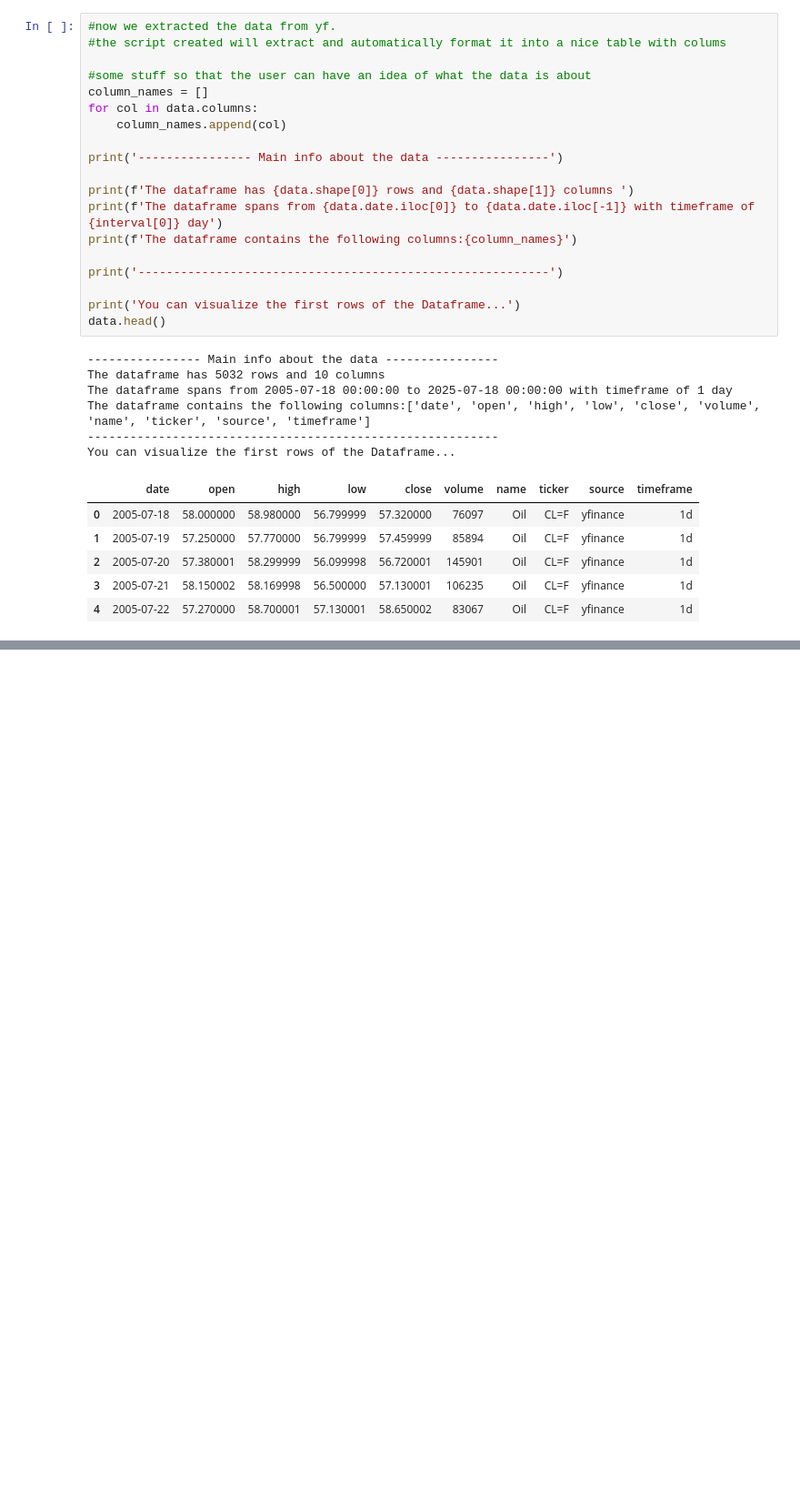
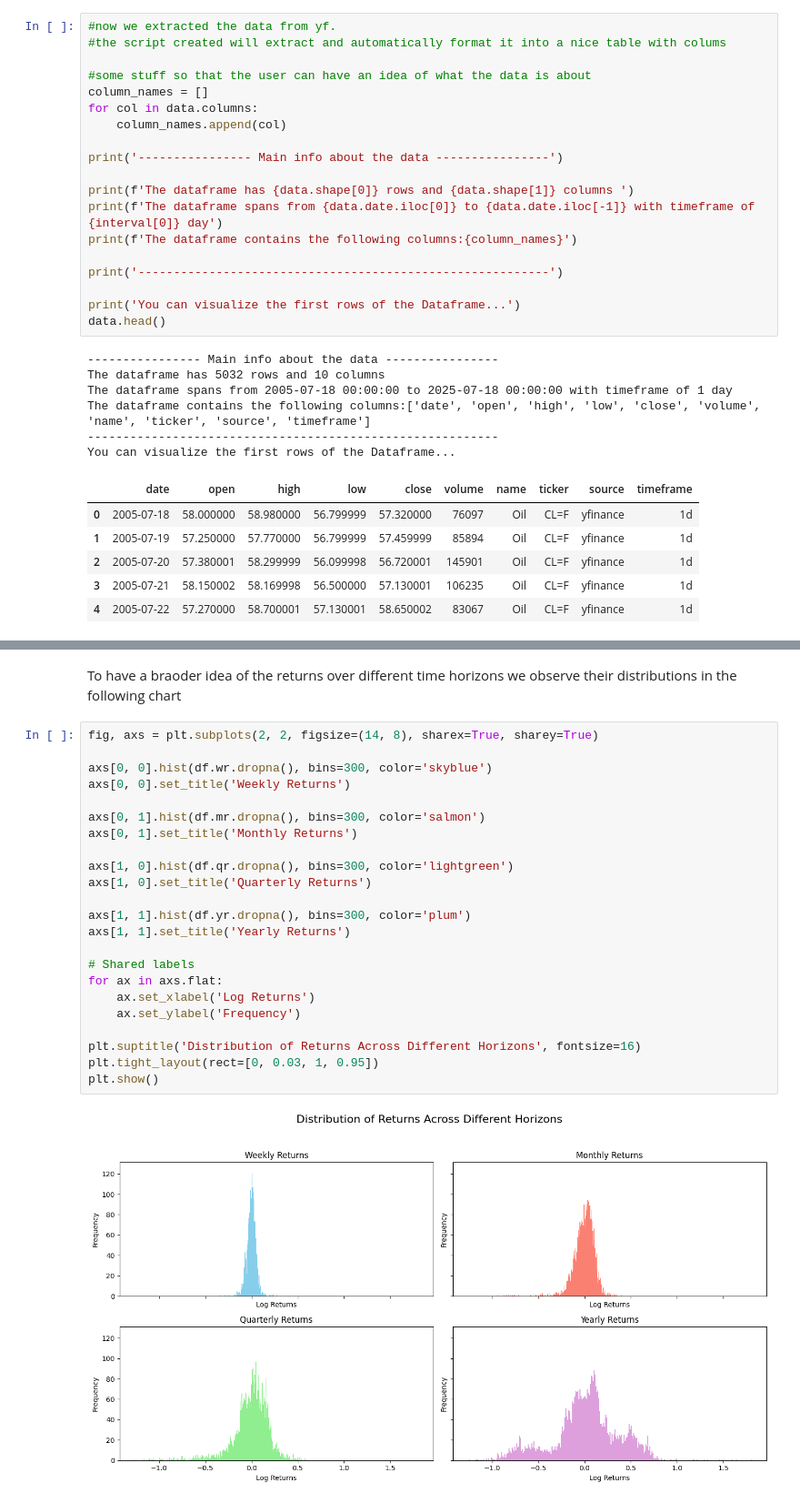
Before and after one commit to dgalassi99/commodity_lab, a Jupyter notebook: projects/oil_analysis/oil_analysis.ipynb, the cells around one changed output, grey strips where cells are left out. Shown at 91% size. Drawn from its saved outputs; the diff is of its cells as text; blank space fills up the shorter version.

```diff
--- a/projects/oil_analysis/oil_analysis.ipynb
+++ b/projects/oil_analysis/oil_analysis.ipynb
@@ -157,0 +199,27 @@ dtype: int64
+# %% [markdown]
+To have a braoder idea of the returns over different time horizons we observe their distributions in the following chart
+# %%
+fig, axs = plt.subplots(2, 2, figsize=(14, 8), sharex=True, sharey=True)
+
+axs[0, 0].hist(df.wr.dropna(), bins=300, color='skyblue')
+axs[0, 0].set_title('Weekly Returns')
+
+axs[0, 1].hist(df.mr.dropna(), bins=300, color='salmon')
+axs[0, 1].set_title('Monthly Returns')
+
+axs[1, 0].hist(df.qr.dropna(), bins=300, color='lightgreen')
+axs[1, 0].set_title('Quarterly Returns')
+
+axs[1, 1].hist(df.yr.dropna(), bins=300, color='plum')
+axs[1, 1].set_title('Yearly Returns')
+
+# Shared labels
+for ax in axs.flat:
+    ax.set_xlabel('Log Returns')
+    ax.set_ylabel('Frequency')
+
+plt.suptitle('Distribution of Returns Across Different Horizons', fontsize=16)
+plt.tight_layout(rect=[0, 0.03, 1, 0.95])
+plt.show()
+# %% [output]
+[figure, added]
```
Also changed, not shown: parts of 18 cells of this notebook.
